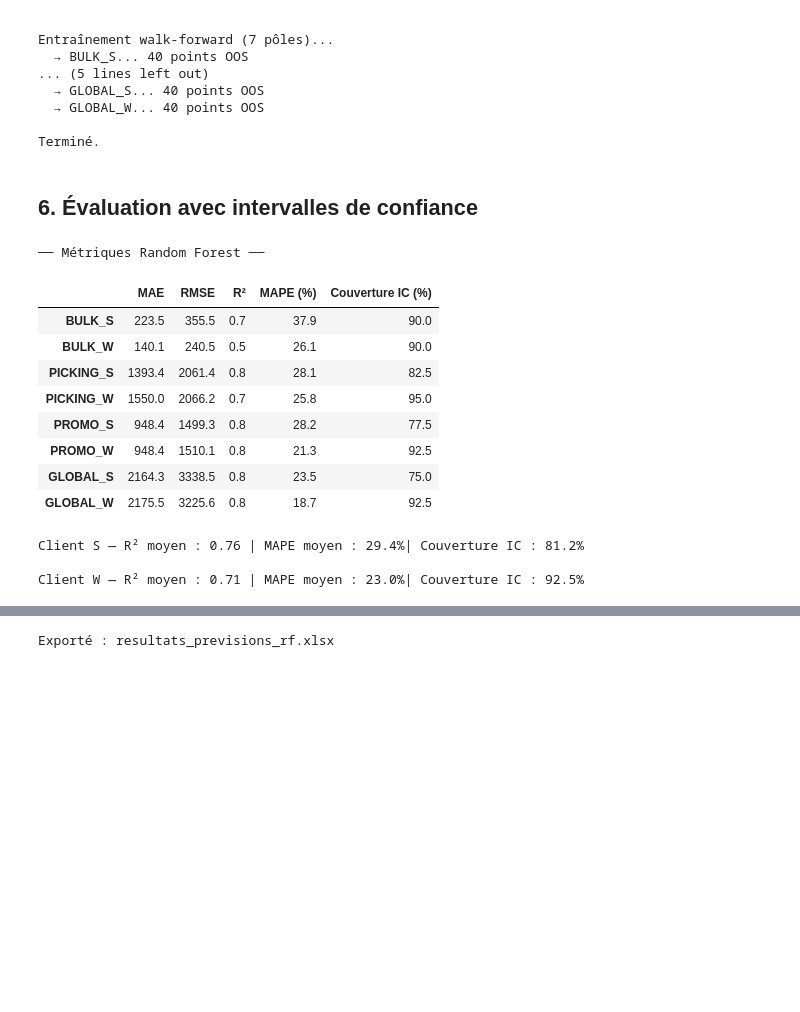
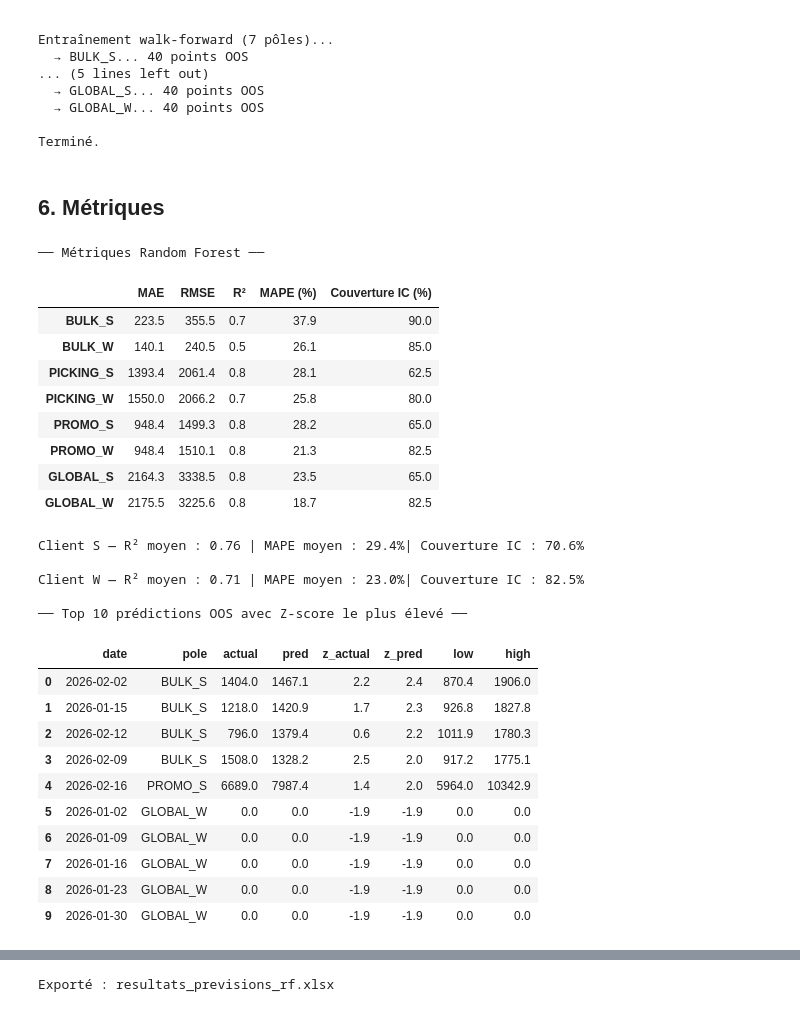
Before and after one commit to ehrmannjulie-bit/crunch, a Jupyter notebook: src/pipeline_entrepot_rf.ipynb, the cells around one changed output, grey strips where cells are left out. Drawn from its saved outputs; the diff is of its cells as text; code cells hidden in the pictures; blank space fills up the shorter version.

```diff
--- a/src/pipeline_entrepot_rf.ipynb
+++ b/src/pipeline_entrepot_rf.ipynb
@@ -31,6 +11,7 @@ import matplotlib.dates as mdates
 import seaborn as sns
 from pathlib import Path
 from sklearn.ensemble import RandomForestRegressor
+from scipy import stats
 from sklearn.model_selection import RandomizedSearchCV
 from sklearn.metrics import mean_absolute_error, mean_squared_error, r2_score
 from openpyxl.styles import PatternFill, Font, Alignment
@@ -62,8 +43,8 @@ PRODUCTIVITE_HORAIRE = {
     'PICKING_W' : 157.0,
     'PROMO_S'   : 125.0,
     'PROMO_W'   : 125.0,
-    'GLOBAL_S'  : 102.83,
-    'GLOBAL_W'  : 102.83,
+    'GLOBAL_S'  : 27.6,
+    'GLOBAL_W'  : 27.6,
 }
 PRODUCTIVITE = {p: round(v * HEURES_PAR_JOUR) for p, v in PRODUCTIVITE_HORAIRE.items()}
 
@@ -520,7 +528,7 @@ def tune_rf(df, pole, feature_cols, n_iter=40):
     return search.best_params_
 
 
-def predict_quantile_rf(model, X, quantile=0.95):
+def predict_quantile_rf(model, X, quantile=0.9):
     """
     Prédit les intervalles de confiance depuis les arbres individuels du RF.
     Retourne (prédiction moyenne, borne basse q10, borne haute q90).
@@ -612,41 +620,77 @@ Entraînement walk-forward (7 pôles)...
   → GLOBAL_W... 40 points OOS
 
 Terminé.
-# %% [markdown]
-## 6. Évaluation avec intervalles de confiance
+# %% [markdown]
+## 6. Métriques
 # %%
 def evaluate(res):
     y_true, y_pred = res['actual'], res['pred']
     mae  = mean_absolute_error(y_true, y_pred)
     rmse = mean_squared_error(y_true, y_pred) ** 0.5
     r2   = r2_score(y_true, y_pred)
     mask = y_true > 0
     mape = (np.abs((y_true[mask]-y_pred[mask])/y_true[mask]).mean()*100) if mask.sum() else np.nan
-    # Couverture des intervalles : % de valeurs réelles dans [low, high]
     coverage = ((res['actual'] >= res['low']) & (res['actual'] <= res['high'])).mean() * 100
     return {'MAE': mae, 'RMSE': rmse, 'R²': r2, 'MAPE (%)': mape, 'Couverture IC (%)': coverage}
+
+# Ajout Z-score sur les prédictions OOS
+def add_zscore_to_oos(results, poles, stats_ref):
+    """Ajoute une colonne z_score_pred et z_score_actual à chaque DataFrame OOS."""
+    for pole in poles:
+        res = results[pole]
+        if res.empty:
+            continue
+        mu    = stats_ref[pole]['mu']
+        sigma = stats_ref[pole]['sigma']
+        res['z_pred']   = ((res['pred']   - mu) / sigma).round(2)
+        res['z_actual'] = ((res['actual'] - mu) / sigma).round(2)
+    return results
+
+results = add_zscore_to_oos(results, POLES, STATS_REF)
 
 metrics_df = pd.DataFrame({p: evaluate(results[p]) for p in POLES}).T.round(2)
 print("── Métriques Random Forest ──")
 display(metrics_df)
 
 for cli in ['S','W']:
     poles_cli = [p for p in POLES if p.endswith(f'_{cli}')]
     mets = metrics_df.loc[poles_cli]
     print(f"\nClient {cli} — R² moyen : {mets['R²'].mean():.2f} "
           f"| MAPE moyen : {mets['MAPE (%)'].mean():.1f}%"
           f"| Couverture IC : {mets['Couverture IC (%)'].mean():.1f}%")
+
+# Afficher les 10 prédictions OOS avec Z-score les plus élevés (toutes pôles)
+print("\n── Top 10 prédictions OOS avec Z-score le plus élevé ──")
+all_oos = pd.concat([
+    results[p][['date','actual','pred','z_pred','z_actual','low','high']].assign(pole=p)
+    for p in POLES if not results[p].empty
+])
+all_oos['z_abs'] = all_oos['z_pred'].abs()
+display(all_oos.nlargest(10, 'z_abs')[['date','pole','actual','pred','z_actual','z_pred','low','high']].reset_index(drop=True))
 # %% [output]
 ── Métriques Random Forest ──
 |  | MAE | RMSE | R² | MAPE (%) | Couverture IC (%) |
 | BULK_S | 223.5 | 355.5 | 0.7 | 37.9 | 90.0 |
-| BULK_W | 140.1 | 240.5 | 0.5 | 26.1 | 90.0 |
-| PICKING_S | 1393.4 | 2061.4 | 0.8 | 28.1 | 82.5 |
-| PICKING_W | 1550.0 | 2066.2 | 0.7 | 25.8 | 95.0 |
-| PROMO_S | 948.4 | 1499.3 | 0.8 | 28.2 | 77.5 |
-| PROMO_W | 948.4 | 1510.1 | 0.8 | 21.3 | 92.5 |
-| GLOBAL_S | 2164.3 | 3338.5 | 0.8 | 23.5 | 75.0 |
-| GLOBAL_W | 2175.5 | 3225.6 | 0.8 | 18.7 | 92.5 |
+| BULK_W | 140.1 | 240.5 | 0.5 | 26.1 | 85.0 |
+| PICKING_S | 1393.4 | 2061.4 | 0.8 | 28.1 | 62.5 |
+| PICKING_W | 1550.0 | 2066.2 | 0.7 | 25.8 | 80.0 |
+| PROMO_S | 948.4 | 1499.3 | 0.8 | 28.2 | 65.0 |
+| PROMO_W | 948.4 | 1510.1 | 0.8 | 21.3 | 82.5 |
+| GLOBAL_S | 2164.3 | 3338.5 | 0.8 | 23.5 | 65.0 |
+| GLOBAL_W | 2175.5 | 3225.6 | 0.8 | 18.7 | 82.5 |
-Client S — R² moyen : 0.76 | MAPE moyen : 29.4%| Couverture IC : 81.2%
+Client S — R² moyen : 0.76 | MAPE moyen : 29.4%| Couverture IC : 70.6%
 
-Client W — R² moyen : 0.71 | MAPE moyen : 23.0%| Couverture IC : 92.5%
+Client W — R² moyen : 0.71 | MAPE moyen : 23.0%| Couverture IC : 82.5%
+
+── Top 10 prédictions OOS avec Z-score le plus élevé ──
+|  | date | pole | actual | pred | z_actual | z_pred | low | high |
+| 0 | 2026-02-02 | BULK_S | 1404.0 | 1467.1 | 2.2 | 2.4 | 870.4 | 1906.0 |
+| 1 | 2026-01-15 | BULK_S | 1218.0 | 1420.9 | 1.7 | 2.3 | 926.8 | 1827.8 |
+| 2 | 2026-02-12 | BULK_S | 796.0 | 1379.4 | 0.6 | 2.2 | 1011.9 | 1780.3 |
+| 3 | 2026-02-09 | BULK_S | 1508.0 | 1328.2 | 2.5 | 2.0 | 917.2 | 1775.1 |
+| 4 | 2026-02-16 | PROMO_S | 6689.0 | 7987.4 | 1.4 | 2.0 | 5964.0 | 10342.9 |
+| 5 | 2026-01-02 | GLOBAL_W | 0.0 | 0.0 | -1.9 | -1.9 | 0.0 | 0.0 |
+| 6 | 2026-01-09 | GLOBAL_W | 0.0 | 0.0 | -1.9 | -1.9 | 0.0 | 0.0 |
+| 7 | 2026-01-16 | GLOBAL_W | 0.0 | 0.0 | -1.9 | -1.9 | 0.0 | 0.0 |
+| 8 | 2026-01-23 | GLOBAL_W | 0.0 | 0.0 | -1.9 | -1.9 | 0.0 | 0.0 |
+| 9 | 2026-01-30 | GLOBAL_W | 0.0 | 0.0 | -1.9 | -1.9 | 0.0 | 0.0 |
```
Also changed, not shown: parts of 37 cells of this notebook, 12 other files.
